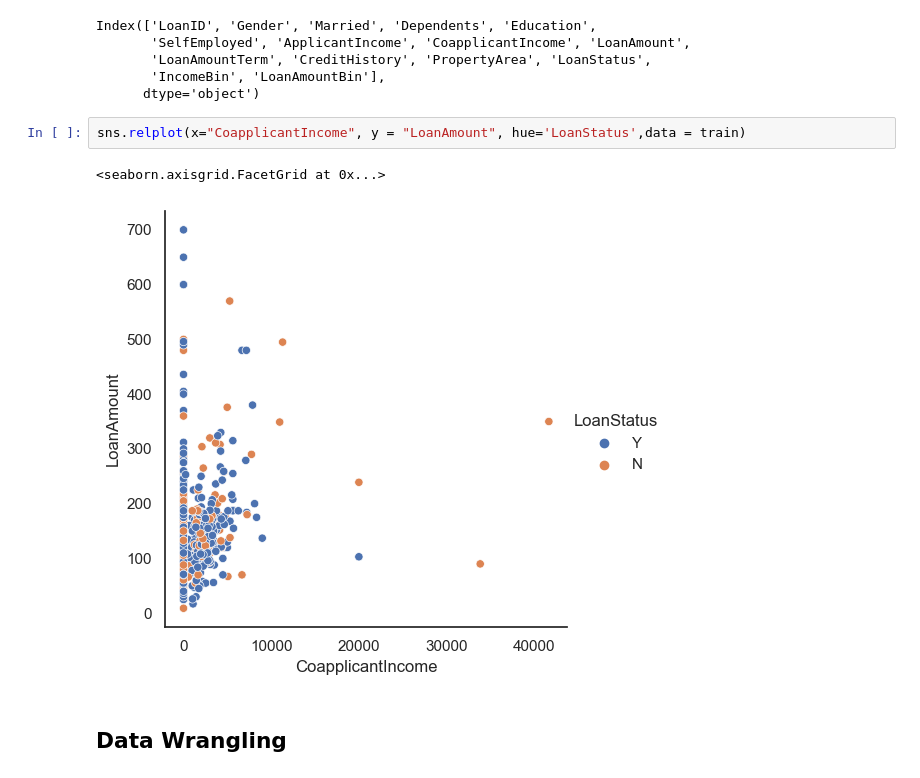
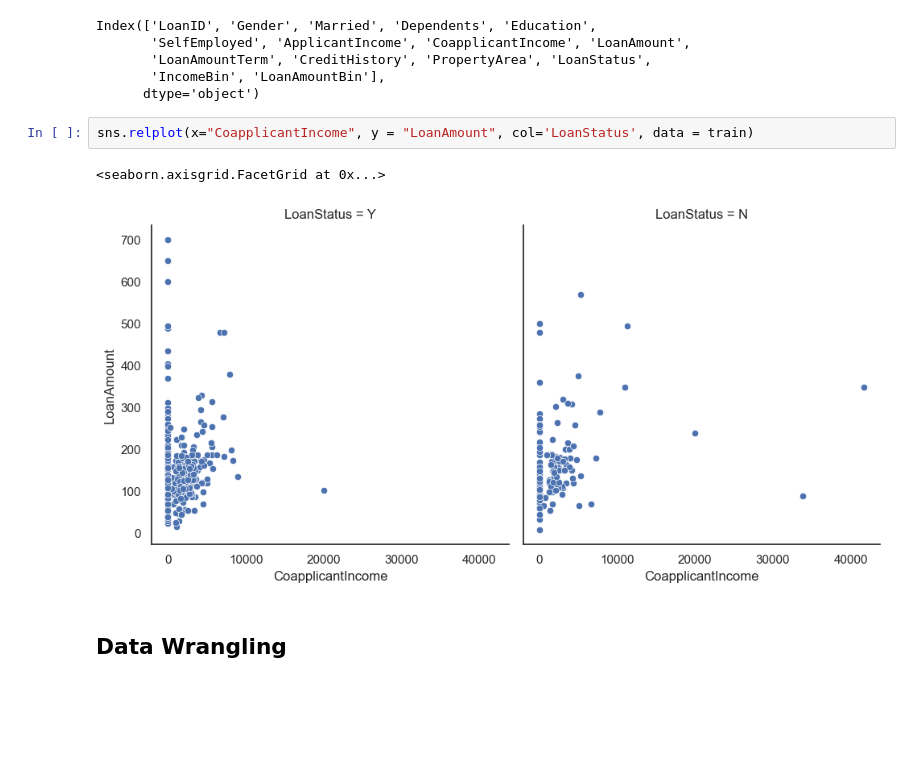
Before and after one commit to srikanthpragada/DS_26_SEP_2024, a Jupyter notebook: loan/loan_prediction.ipynb, the cells around one changed output. Cells and saved outputs as stored; diff of their text form; blank space fills up the shorter version.

```diff
--- a/loan/loan_prediction.ipynb
+++ b/loan/loan_prediction.ipynb
@@ -579,10 +586,10 @@ Index(['LoanID', 'Gender', 'Married', 'Dependents', 'Education',
        'IncomeBin', 'LoanAmountBin'],
       dtype='object')
 # %%
-sns.relplot(x="CoapplicantIncome", y = "LoanAmount", hue='LoanStatus',data = train)
+sns.relplot(x="CoapplicantIncome", y = "LoanAmount", col='LoanStatus', data = train)
 # %% [output]
 <seaborn.axisgrid.FacetGrid at 0x...>
-[figure, old version]
+[figure, new version]
 # %% [markdown]
 ## Data Wrangling
 # %%
```
Also changed, not shown: parts of 32 cells of this notebook, 5 other files.
